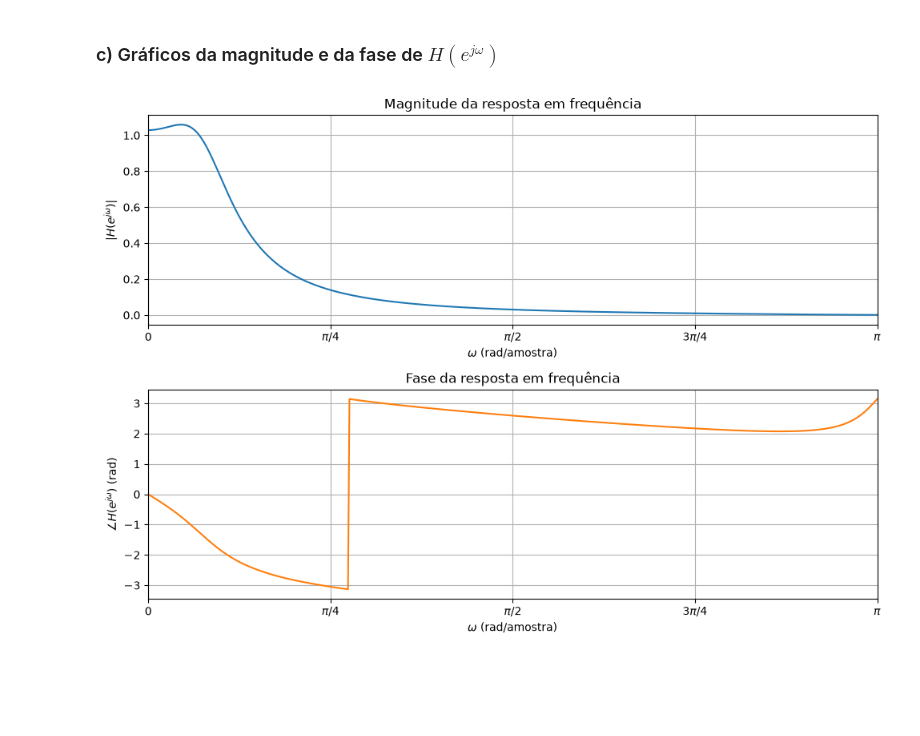
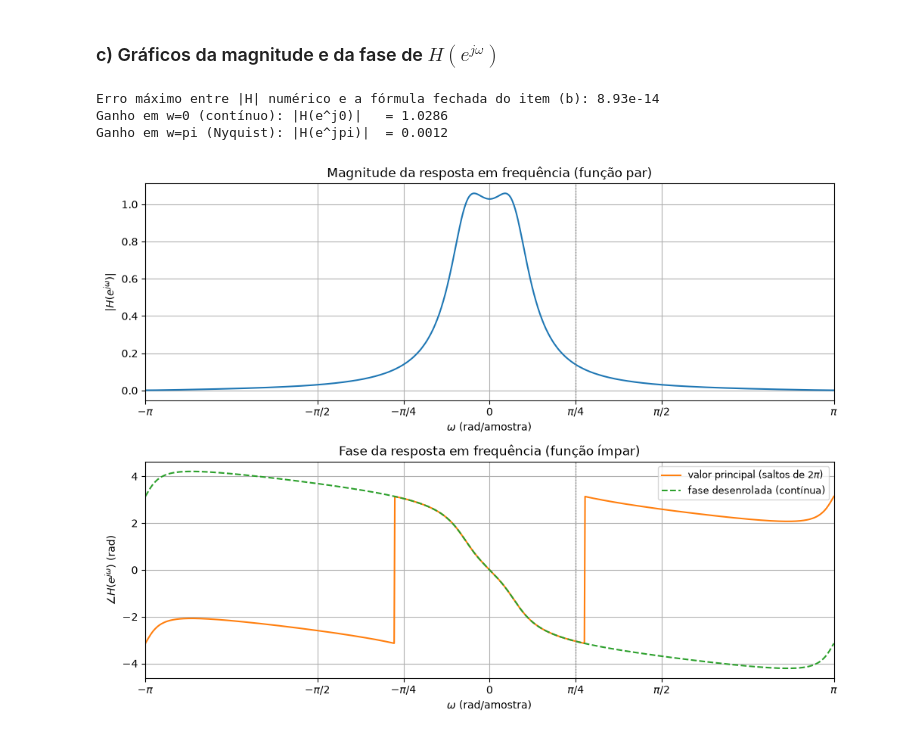
Before and after one commit to josevbrito/digital-signal-processing, a Jupyter notebook: avaliacao_1/PDS_ATV1.ipynb, the cells around one changed output. Drawn from its saved outputs; the diff is of its cells as text; code cells hidden in the pictures; blank space fills up the shorter version.

Commit message:
Versão final da avaliação 1

```diff
--- a/avaliacao_1/PDS_ATV1.ipynb
+++ b/avaliacao_1/PDS_ATV1.ipynb
@@ -230,46 +322,77 @@ A **magnitude** é $\left|H(e^{j\omega})\right|$ e a **fase** é $\angle H(e^{j\
 # %% [markdown]
 ### c) Gráficos da magnitude e da fase de $H(e^{j\omega})$
 # %%
-# Coeficientes da equação de diferenças
-# y[n] = 0.038 x[n-1] + 0.034 x[n-2] + 1.63 y[n-1] - 0.70 y[n-2]
-b = np.array([0.0, 0.038, 0.034])   # numerador: x[n], x[n-1], x[n-2]
-a = np.array([1.0, -1.63, 0.70])    # denominador: y[n], y[n-1], y[n-2]
+# Coeficientes da equação de diferenças, na forma padrão
+# y[n] - 1.63 y[n-1] + 0.70 y[n-2] = 0.038 x[n-1] + 0.034 x[n-2]
+b = np.array([0.0, 0.038, 0.034])   # numerador   -> x[n], x[n-1], x[n-2]
+a = np.array([1.0, -1.63, 0.70])    # denominador -> y[n], y[n-1], y[n-2]
 
-# Resposta em frequência H(e^{jw}) para w em [0, pi]
-w = np.linspace(0, np.pi, 512)
-ejw = np.exp(-1j * w)
-num = b[0] + b[1]*ejw + b[2]*ejw**2
-den = a[0] + a[1]*ejw + a[2]*ejw**2
-H = num / den
+
+def resposta_frequencia(w):
+    """Avalia H(e^{jw}) = N(e^{jw}) / D(e^{jw}) para um vetor de frequências w."""
+    e1 = np.exp(-1j*w)      # e^{-jw}
+    e2 = np.exp(-2j*w)      # e^{-j2w}
+    N = b[0] + b[1]*e1 + b[2]*e2
+    D = a[0] + a[1]*e1 + a[2]*e2
+    return N/D
+
+
+# Intervalo -pi < w <= pi (intervalo fundamental: H é periódica de período 2*pi)
+w = np.linspace(-np.pi, np.pi, 1025)
+H = resposta_frequencia(w)
 
 mag = np.abs(H)
-fase = np.angle(H)
+fase = np.angle(H)      # valor principal, sempre em (-pi, pi]
 
-fig, (ax1, ax2) = plt.subplots(2, 1, figsize=(10, 7))
+# Fase "desenrolada": remove os saltos artificiais de 2*pi do valor principal,
+# deixando a curva contínua. O ajuste final garante fase(0) = 0.
+fase_unwrap = np.unwrap(fase)
+fase_unwrap -= fase_unwrap[np.argmin(np.abs(w))]
+
+# --- Conferência das fórmulas fechadas deduzidas no item (b) ---
+mag_formula = np.sqrt((0.038**2 + 0.034**2 + 2*0.038*0.034*np.cos(w)) /
+                      (4.1469 - 5.542*np.cos(w) + 1.40*np.cos(2*w)))
+print("Erro máximo entre |H| numérico e a fórmula fechada do item (b):",
+      f"{np.max(np.abs(mag_formula - mag)):.2e}")
+print(f"Ganho em w=0 (contínuo): |H(e^j0)|   = {np.abs(resposta_frequencia(np.array([0.0])))[0]:.4f}")
+print(f"Ganho em w=pi (Nyquist): |H(e^jpi)|  = {np.abs(resposta_frequencia(np.array([np.pi])))[0]:.4f}")
+
+# --- Gráficos ---
+ticks = [-np.pi, -np.pi/2, -np.pi/4, 0, np.pi/4, np.pi/2, np.pi]
+rotulos = [r'$-\pi$', r'$-\pi/2$', r'$-\pi/4$', '0', r'$\pi/4$', r'$\pi/2$', r'$\pi$']
+
+fig, (ax1, ax2) = plt.subplots(2, 1, figsize=(10, 7.5))
 
 ax1.plot(w, mag, 'C0')
+ax1.axvline(np.pi/4, color='gray', ls=':', lw=1)
 ax1.set_xlabel(r'$\omega$ (rad/amostra)')
 ax1.set_ylabel(r'$|H(e^{j\omega})|$')
-ax1.set_title('Magnitude da resposta em frequência')
-ax1.set_xlim(0, np.pi)
-ax1.set_xticks([0, np.pi/4, np.pi/2, 3*np.pi/4, np.pi])
-ax1.set_xticklabels(['0', r'$\pi/4$', r'$\pi/2$', r'$3\pi/4$', r'$\pi$'])
+ax1.set_title('Magnitude da resposta em frequência (função par)')
+ax1.set_xlim(-np.pi, np.pi)
+ax1.set_xticks(ticks)
+ax1.set_xticklabels(rotulos)
 ax1.grid(True)
 
-ax2.plot(w, fase, 'C1')
+ax2.plot(w, fase, 'C1', label='valor principal (saltos de $2\\pi$)')
+ax2.plot(w, fase_unwrap, 'C2--', label='fase desenrolada (contínua)')
+ax2.axvline(np.pi/4, color='gray', ls=':', lw=1)
 ax2.set_xlabel(r'$\omega$ (rad/amostra)')
 ax2.set_ylabel(r'$\angle H(e^{j\omega})$ (rad)')
-ax2.set_title('Fase da resposta em frequência')
-ax2.set_xlim(0, np.pi)
-ax2.set_xticks([0, np.pi/4, np.pi/2, 3*np.pi/4, np.pi])
-ax2.set_xticklabels(['0', r'$\pi/4$', r'$\pi/2$', r'$3\pi/4$', r'$\pi$'])
+ax2.set_title('Fase da resposta em frequência (função ímpar)')
+ax2.set_xlim(-np.pi, np.pi)
+ax2.set_xticks(ticks)
+ax2.set_xticklabels(rotulos)
+ax2.legend(loc='upper right', fontsize=9)
 ax2.grid(True)
 
 plt.tight_layout()
 plt.savefig(os.path.join(IMAGES_DIR, 'grafico_5_mag_fase.png'), dpi=150, bbox_inches='tight')
 plt.show()
 # %% [output]
+Erro máximo entre |H| numérico e a fórmula fechada do item (b): 8.93e-14
+Ganho em w=0 (contínuo): |H(e^j0)|   = 1.0286
+Ganho em w=pi (Nyquist): |H(e^jpi)|  = 0.0012
-[figure, old version]
+[figure, new version]
 # %% [markdown]
 ### d) Saída para a entrada $x[n] = \cos\!\left(\dfrac{\pi}{4}n\right)$
 
```
Also changed, not shown: parts of 8 cells of this notebook, 5 other files.
